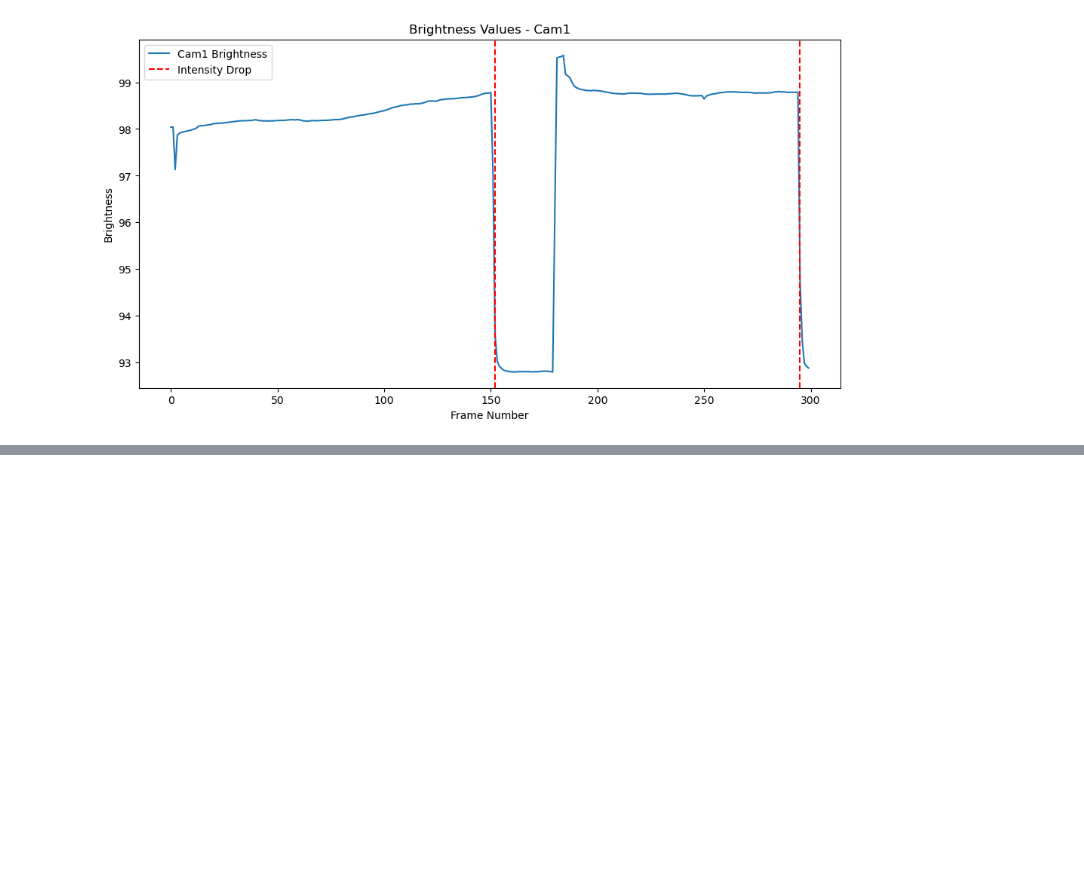
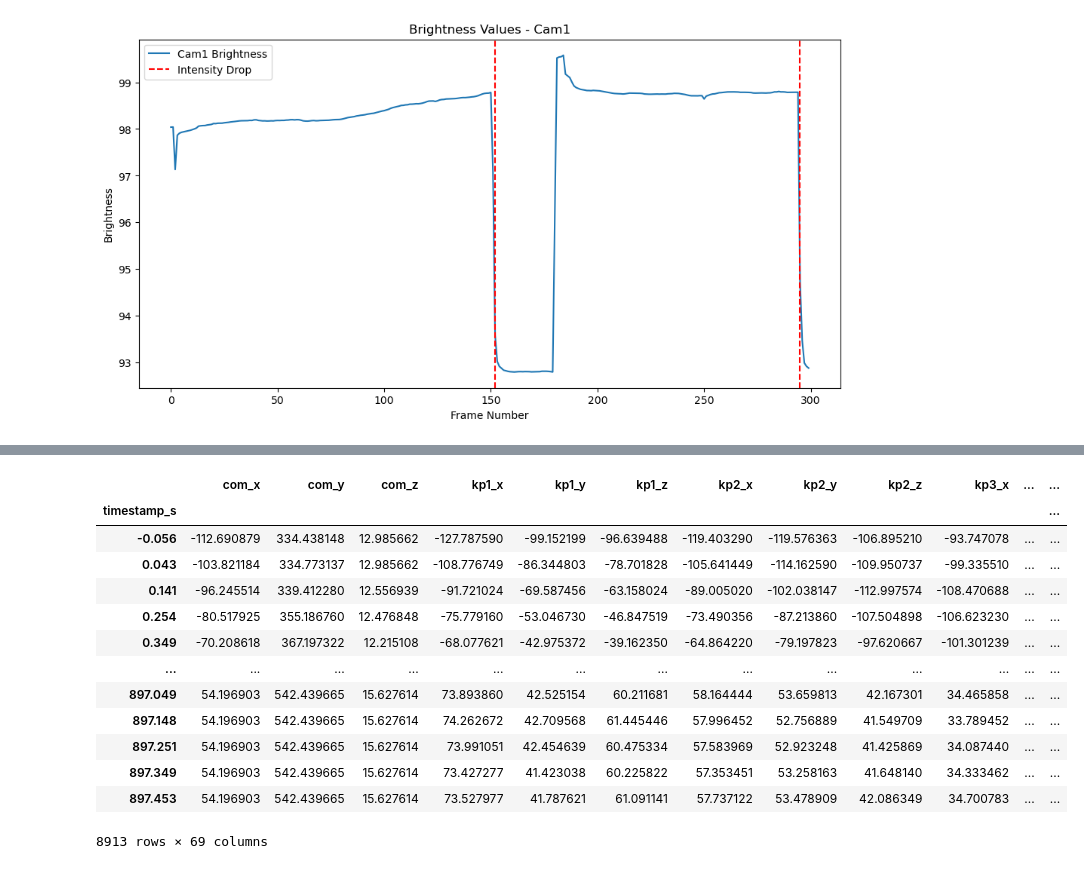
Before and after one commit to gadsfly/BBOP, a Jupyter notebook: random tests/mini_dannce_sync/mini_dannce_sync_try.ipynb, the cells around one changed output, grey strips where cells are left out. Saved outputs shown, nothing was run; the diff lists cells and outputs as text; code cells hidden in the pictures; blank space fills up the shorter version.

Commit message:
env update, and resolving last issue of saving, but seems to be done with functions for the alignment...

```diff
--- a/random tests/mini_dannce_sync/mini_dannce_sync_try.ipynb
+++ b/random tests/mini_dannce_sync/mini_dannce_sync_try.ipynb
@@ -178,0 +209,12 @@ len(mini_timstampsss)
+# %%
+mini_timstampsss = np.array(mini_timstampsss)
+
+valid_mask = (mapped_sixcam_frame_indices >= 0) & (mapped_sixcam_frame_indices < pred_3d.shape[0])
+
+# Filter your miniscope timestamps and mapped indices
+mini_cam_timestamps_s = mini_timstampsss[valid_mask]
+mapped_sixcam_frame_indices = mapped_sixcam_frame_indices[valid_mask]
+
+# Now align data using only valid indices
+aligned_com = com_data[mapped_sixcam_frame_indices, :]
+aligned_pred_3d = pred_3d[mapped_sixcam_frame_indices, :, :]
@@ -178,0 +229,4 @@ len(mini_timstampsss)
+# %%
+N_miniscope_frames = len(mini_cam_timestamps_s)
+# Flatten 22 keypoints × 3 coords into 66 columns
+aligned_pred_3d_flat = aligned_pred_3d.reshape(N_miniscope_frames, 22 * 3)
@@ -178,0 +237,26 @@ len(mini_timstampsss)
+# %%
+
+import pandas as pd
+
+# COM columns
+com_cols = ['com_x', 'com_y', 'com_z']
+
+# Keypoints columns
+kp_cols = []
+for kp_idx in range(1, 23):  # 22 keypoints
+    kp_cols.extend([f'kp{kp_idx}_x', f'kp{kp_idx}_y', f'kp{kp_idx}_z'])
+
+all_columns = com_cols + kp_cols
+
+combined_data = np.hstack([aligned_com, aligned_pred_3d_flat])  # shape (N_frames, 69)
+
+# Create DataFrame with miniscope timestamps as index
+df = pd.DataFrame(data=combined_data, index=mini_cam_timestamps_s, columns=all_columns)
+df.index.name = 'timestamp_s_mini'
+
+
+# Save as HDF5 (preferred for large or complex data)
+df.to_hdf(hdf5_output_path, key='df', mode='w')
+# df.to_hdf(hdf5_output_path, key='df', mode='w', complevel=9, complib='blosc')
+
+print(f"Aligned data saved to {hdf5_output_path}")
@@ -178,0 +277,17 @@ len(mini_timstampsss)
+# %%
+df
+# %% [output]
+|  | com_x | com_y | com_z | kp1_x | kp1_y | kp1_z | kp2_x | kp2_y | kp2_z | kp3_x | ... | ... |
+| timestamp_s |  |  |  |  |  |  |  |  |  |  |  | ... |
+| -0.056 | -112.690879 | 334.438148 | 12.985662 | -127.787590 | -99.152199 | -96.639488 | -119.403290 | -119.576363 | -106.895210 | -93.747078 | ... | ... |
+| 0.043 | -103.821184 | 334.773137 | 12.985662 | -108.776749 | -86.344803 | -78.701828 | -105.641449 | -114.162590 | -109.950737 | -99.335510 | ... | ... |
+| 0.141 | -96.245514 | 339.412280 | 12.556939 | -91.721024 | -69.587456 | -63.158024 | -89.005020 | -102.038147 | -112.997574 | -108.470688 | ... | ... |
+| 0.254 | -80.517925 | 355.186760 | 12.476848 | -75.779160 | -53.046730 | -46.847519 | -73.490356 | -87.213860 | -107.504898 | -106.623230 | ... | ... |
+| 0.349 | -70.208618 | 367.197322 | 12.215108 | -68.077621 | -42.975372 | -39.162350 | -64.864220 | -79.197823 | -97.620667 | -101.301239 | ... | ... |
+| ... | ... | ... | ... | ... | ... | ... | ... | ... | ... | ... | ... | ... |
+| 897.049 | 54.196903 | 542.439665 | 15.627614 | 73.893860 | 42.525154 | 60.211681 | 58.164444 | 53.659813 | 42.167301 | 34.465858 | ... | ... |
+| 897.148 | 54.196903 | 542.439665 | 15.627614 | 74.262672 | 42.709568 | 61.445446 | 57.996452 | 52.756889 | 41.549709 | 33.789452 | ... | ... |
+| 897.251 | 54.196903 | 542.439665 | 15.627614 | 73.991051 | 42.454639 | 60.475334 | 57.583969 | 52.923248 | 41.425869 | 34.087440 | ... | ... |
+| 897.349 | 54.196903 | 542.439665 | 15.627614 | 73.427277 | 41.423038 | 60.225822 | 57.353451 | 53.258163 | 41.648140 | 34.333462 | ... | ... |
+| 897.453 | 54.196903 | 542.439665 | 15.627614 | 73.527977 | 41.787621 | 61.091141 | 57.737122 | 53.478909 | 42.086349 | 34.700783 | ... | ... |
+8913 rows × 69 columns
```
Also changed, not shown: parts of 16 cells of this notebook, 1 other file.
